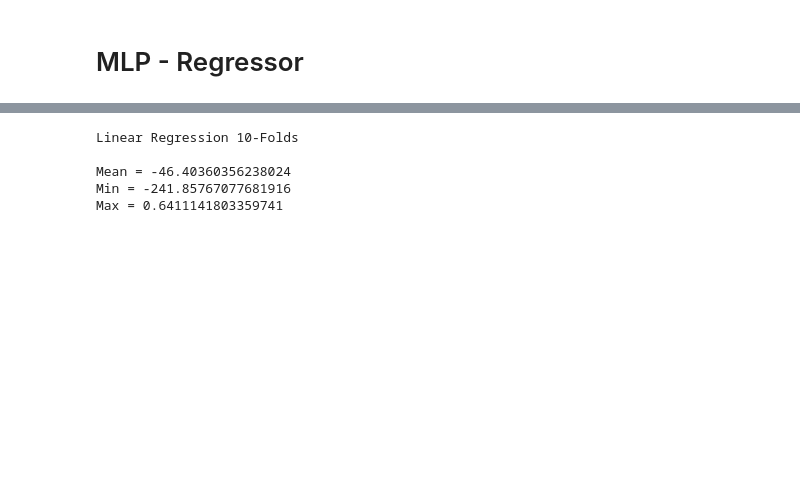
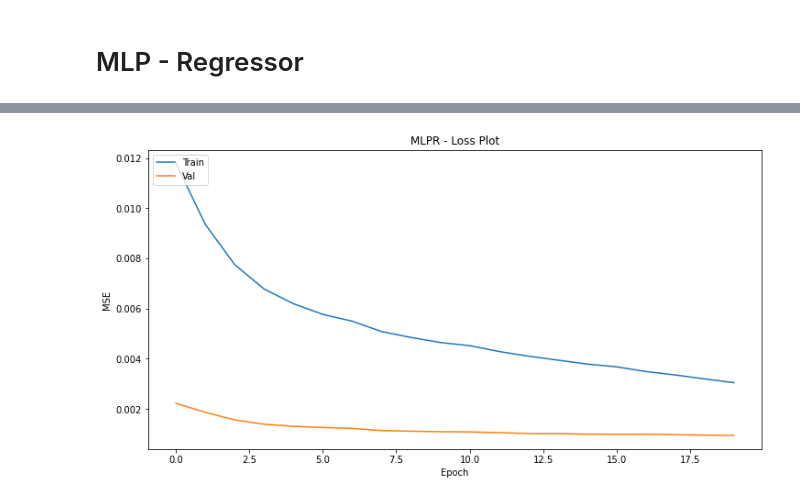
Before and after one commit to pierandreamorelli/cs_data_analysis, a Jupyter notebook: cs_data_analysis.ipynb, the cells around one changed output, grey strips where cells are left out. Drawn from its saved outputs; the diff is of its cells as text; code cells hidden in the pictures; blank space fills up the shorter version.

```diff
--- a/cs_data_analysis.ipynb
+++ b/cs_data_analysis.ipynb
@@ -439,11 +352,18 @@ from sklearn.model_selection import KFold
+# %%
+X = df_pca_PY.iloc[:, 0:29]
+y = df_pca_PY.iloc[:, 29]
+X_train, X_test, y_train, y_test = train_test_split(X, y, test_size=0.2, random_state=1)
+X_train, X_val, y_train, y_val = train_test_split(X_train, y_train, test_size=0.02, random_state=1)
 # %%
 #Create MLP
 mlpr = Sequential(name="pier_mlp")
 mlpr.add(Dense(8, activation="relu", name="layer1"))
 mlpr.add(Dense(11, activation="relu", name="layer2"))
 mlpr.add(Dense(8, activation="relu", name="layer3"))
+mlpr.add(Dense(1, name="layer4"))
+
 
 #Compile MLP
 mlpr.compile(loss='mean_squared_error', optimizer='adam')
-mlpr.fit(X, y, batch_size=32, epochs=10, validation_split=0.2)
+history = mlpr.fit(X_train, y_train, epochs=20, validation_data=(X_test, y_test), shuffle=True)
 # %% [output]
@@ -488,11 +387,10 @@ max_sc_lr = cv_res_lr['test_score'].max()
-# %%
-print('Linear Regression 10-Folds' + '\n')
-print('Mean = ' + str(mean_sc_lr))
-print('Min = ' + str(min_sc_lr))
-print('Max = ' + str(max_sc_lr))
-# %% [output]
-Linear Regression 10-Folds
-
-Mean = -46.40360356238024
-Min = -241.85767077681916
-Max = 0.6411141803359741
+# %%
+plt.plot(history.history['loss'])
+plt.plot(history.history['val_loss'])
+plt.title('MLPR - Loss Plot')
+plt.ylabel('MSE')
+plt.xlabel('Epoch')
+plt.legend(['Train', 'Val'], loc='upper left')
+plt.show()
+# %% [output]
+[figure, added]
```
Also changed, not shown: parts of 49 cells of this notebook.
